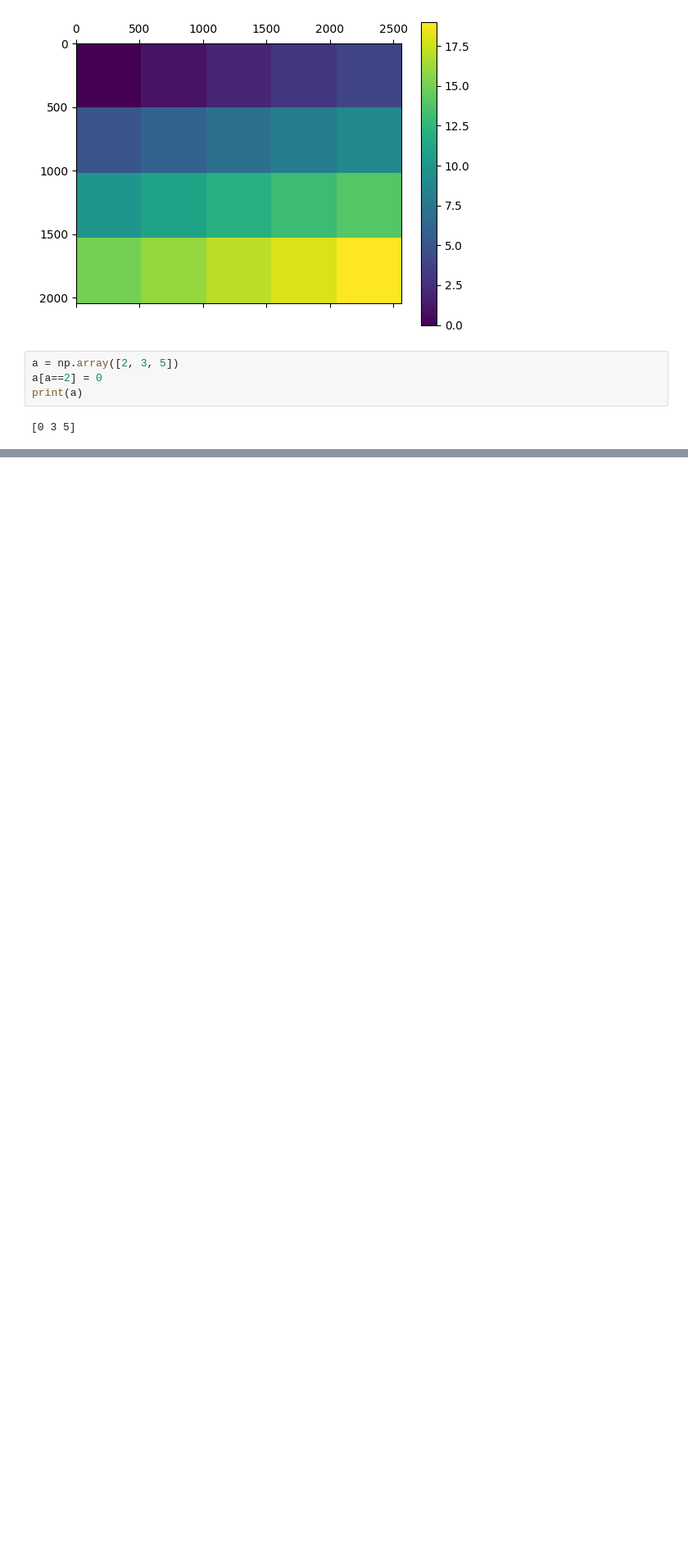
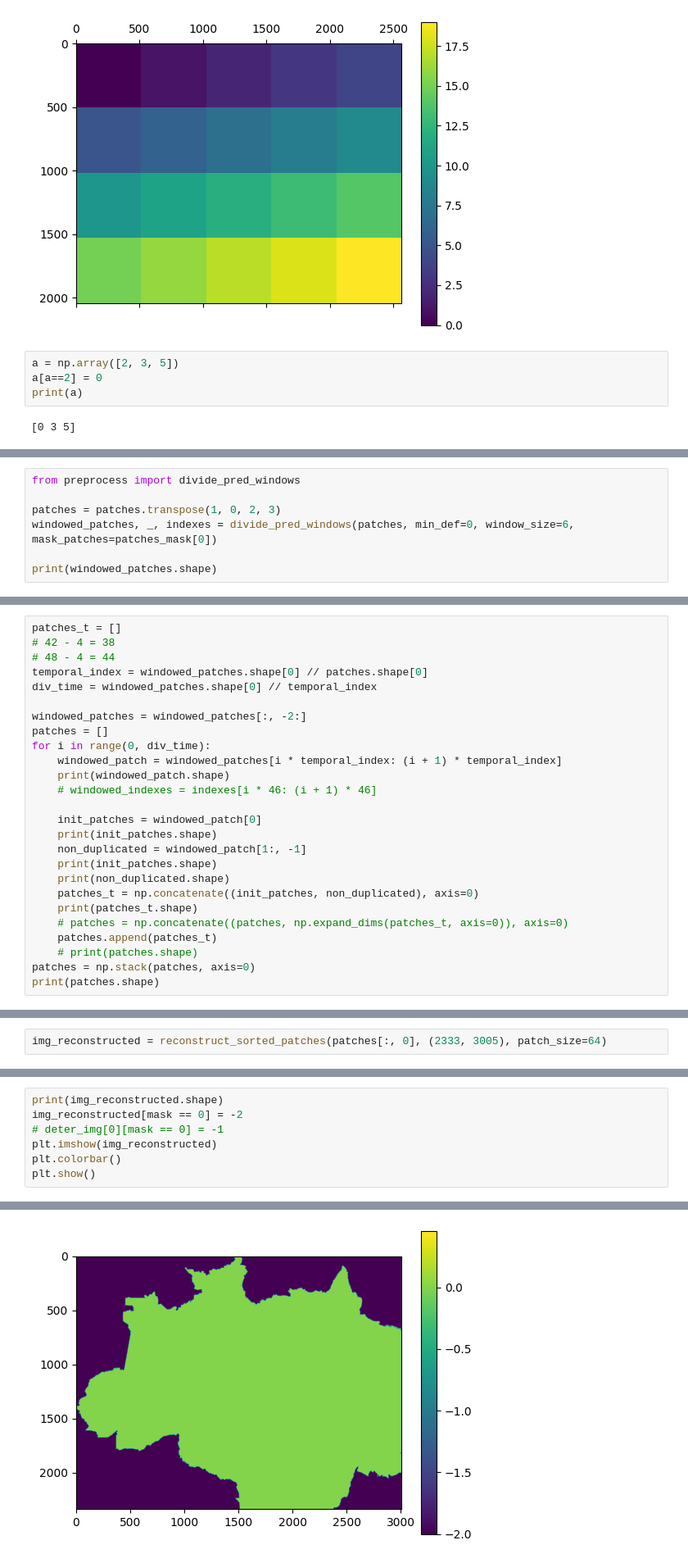
Before and after one commit to thimabru1010/AmazonDeforestation_Prediction, a Jupyter notebook: reconstruct_patches.ipynb, the cells around one changed output, grey strips where cells are left out. Shown at 82% size. Drawn from its saved outputs; the diff is of its cells as text; blank space fills up the shorter version.

```diff
--- a/reconstruct_patches.ipynb
+++ b/reconstruct_patches.ipynb
@@ -460,0 +553,7 @@ print(a)
+# %%
+from preprocess import divide_pred_windows
+
+patches = patches.transpose(1, 0, 2, 3)
+windowed_patches, _, indexes = divide_pred_windows(patches, min_def=0, window_size=6, mask_patches=patches_mask[0])
+
+print(windowed_patches.shape)
@@ -460,0 +580,26 @@ print(a)
+# %%
+patches_t = []
+# 42 - 4 = 38
+# 48 - 4 = 44
+temporal_index = windowed_patches.shape[0] // patches.shape[0]
+div_time = windowed_patches.shape[0] // temporal_index
+
+windowed_patches = windowed_patches[:, -2:]
+patches = []
+for i in range(0, div_time):
+    windowed_patch = windowed_patches[i * temporal_index: (i + 1) * temporal_index]
+    print(windowed_patch.shape)
+    # windowed_indexes = indexes[i * 46: (i + 1) * 46]
+
+    init_patches = windowed_patch[0]
+    print(init_patches.shape)
+    non_duplicated = windowed_patch[1:, -1]
+    print(init_patches.shape)
+    print(non_duplicated.shape)
+    patches_t = np.concatenate((init_patches, non_duplicated), axis=0)
+    print(patches_t.shape)
+    # patches = np.concatenate((patches, np.expand_dims(patches_t, axis=0)), axis=0)
+    patches.append(patches_t)
+    # print(patches.shape)
+patches = np.stack(patches, axis=0)
+print(patches.shape)
@@ -460,0 +624,2 @@ print(a)
+# %%
+img_reconstructed = reconstruct_sorted_patches(patches[:, 0], (2333, 3005), patch_size=64)
@@ -460,0 +644,8 @@ print(a)
+# %%
+print(img_reconstructed.shape)
+img_reconstructed[mask == 0] = -2
+# deter_img[0][mask == 0] = -1
+plt.imshow(img_reconstructed)
+plt.colorbar()
+plt.show()
+# %% [output]
@@ -460,0 +653 @@ print(a)
+[figure, added]
```
Also changed, not shown: parts of 18 cells of this notebook, 5 other files.
